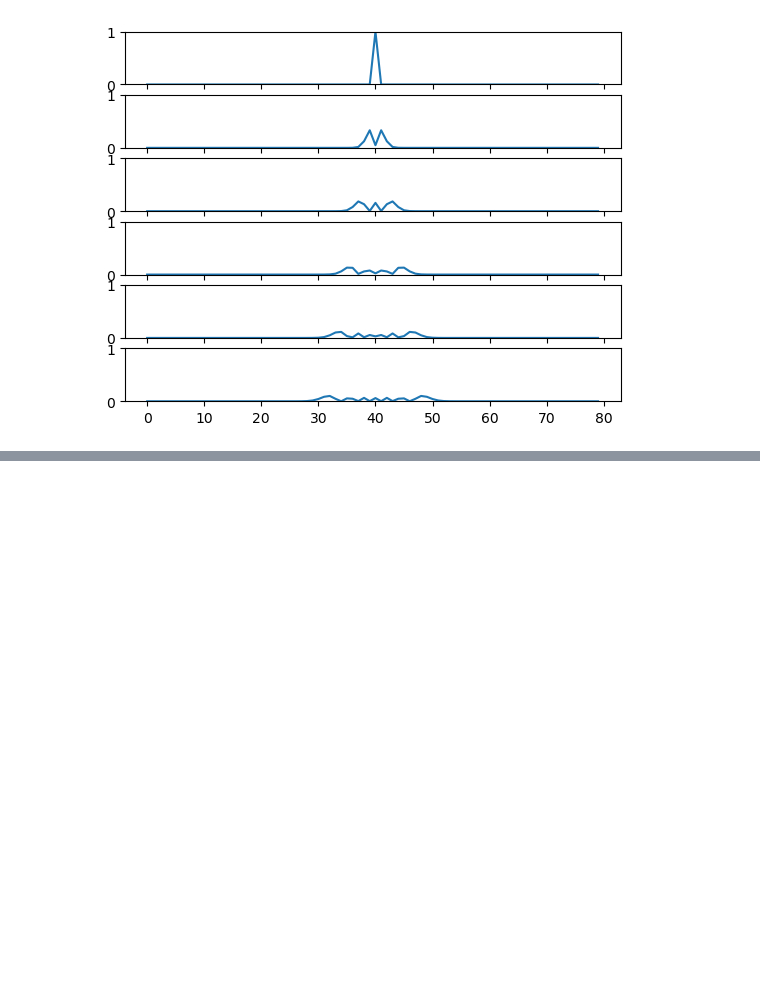
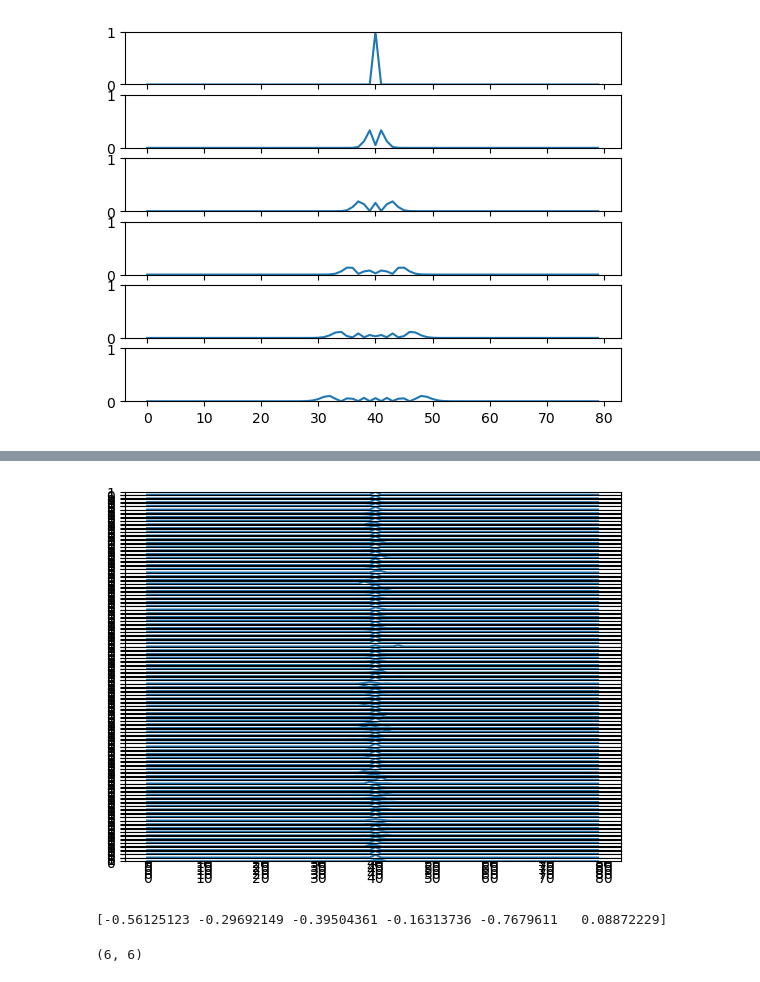
Before and after one commit to ravikoka/qgraph, a Jupyter notebook: 1d_chain.ipynb, the cells around one changed output, grey strips where cells are left out. Drawn from its saved outputs; the diff is of its cells as text; code cells hidden in the pictures; blank space fills up the shorter version.

```diff
--- a/1d_chain.ipynb
+++ b/1d_chain.ipynb
@@ -81,0 +198,19 @@ for i, ax in enumerate(axs):
+# %%
+fig, axs = plt.subplots(len(localized_hist))
+for i, ax in enumerate(axs):
+    density = np.real(np.multiply(localized_hist[i].conj(), localized_hist[i]))
+    ax.plot(density)
+    ax.set_ylim(0, 1)
+    sum(density)
+# %% [output]
+[figure, added]
+# %%
+bound = [-1, 1]
+a = np.random.uniform(*bound, size=(6, ))
+
+print(a)
+
+np.diagflat(a).shape
+# %% [output]
+[-0.56125123 -0.29692149 -0.39504361 -0.16313736 -0.7679611   0.08872229]
+(6, 6)
```
Also changed, not shown: parts of 7 cells of this notebook.
